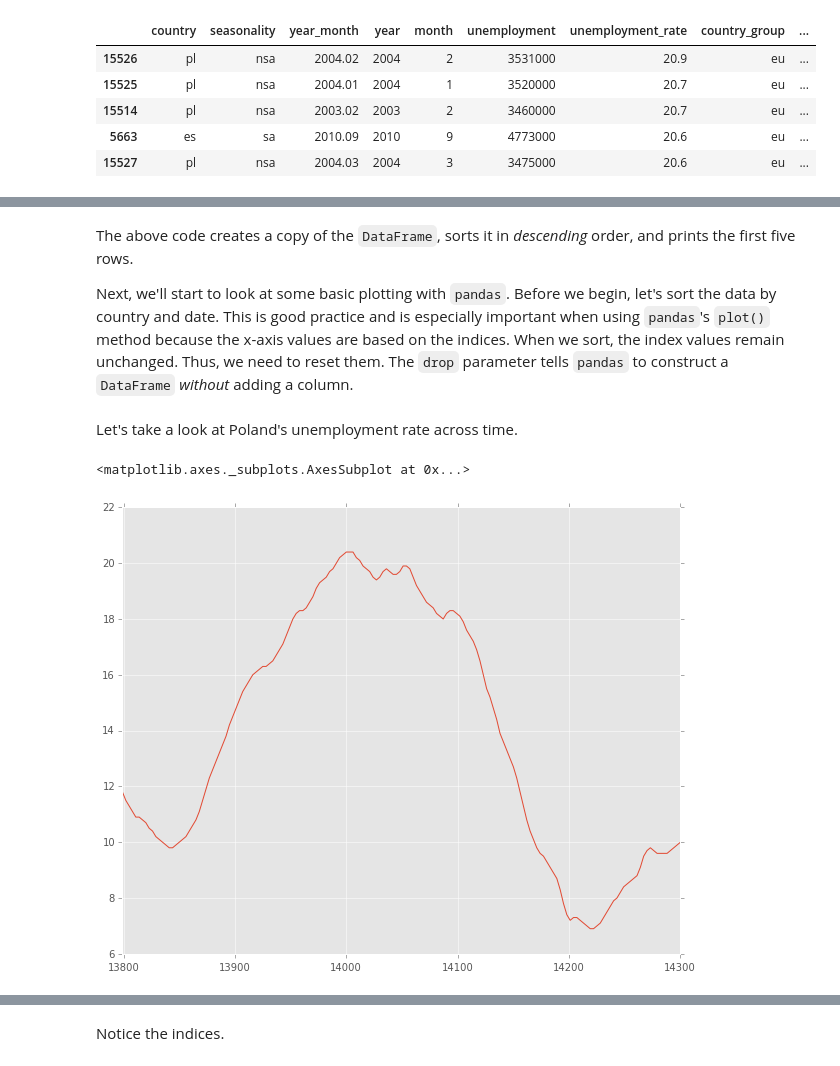
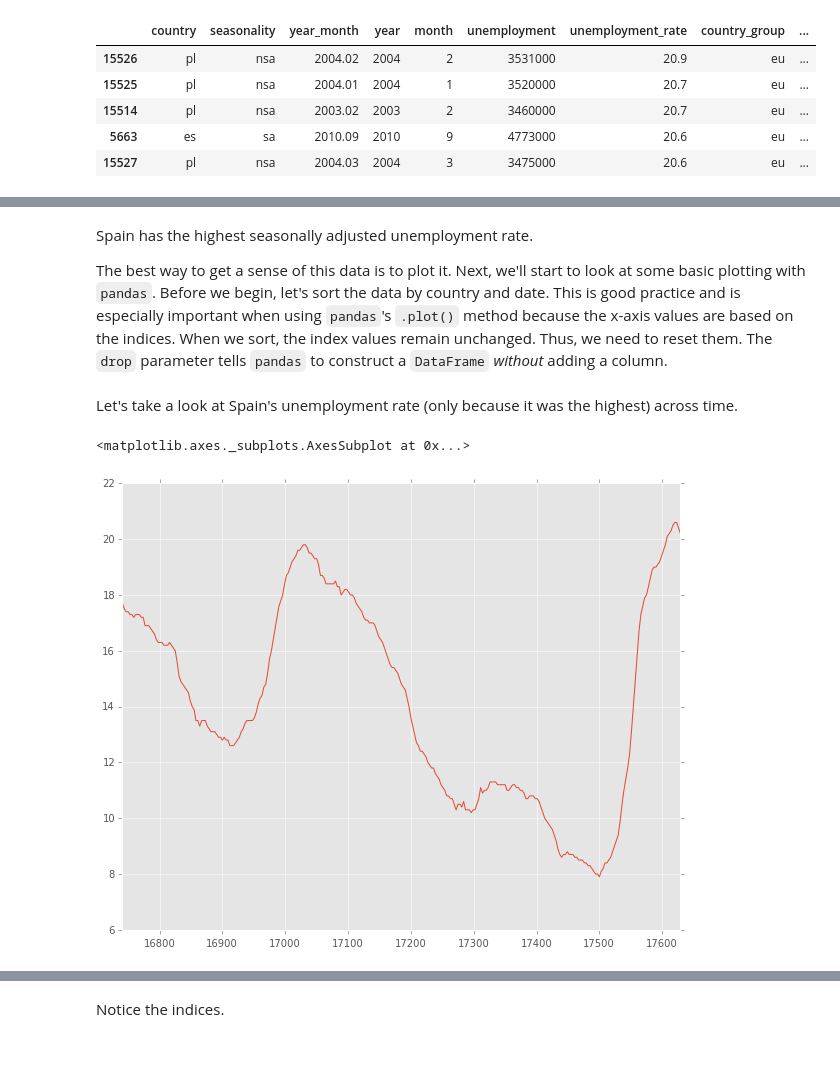
Before and after one commit to dlab-berkeley/Python-Data-Wrangling-Legacy, a Jupyter notebook: introduction-to-pandas.ipynb, the cells around one changed output, grey strips where cells are left out. Cells and saved outputs as stored; diff of their text form; code cells hidden in the pictures.

```diff
--- a/introduction-to-pandas.ipynb
+++ b/introduction-to-pandas.ipynb
@@ -186,5 +188,5 @@ Finally, let's create our month variable as described above.
 # %%
-unemployment['month'] = (unemployment['year_month'] - unemployment['year']) * 100
+unemployment['month'] = ((unemployment['year_month'] - unemployment['year']) * 100).round(0).astype(int)
 # %%
 unemployment.head(12)
 # %% [output]
@@ -507,16 +538,17 @@ unemployment.sort('unemployment_rate', ascending=False)[:5]
 # %% [markdown]
-The above code creates a copy of the `DataFrame`, sorts it in *descending* order, and prints the first five rows.
+Spain has the highest seasonally adjusted unemployment rate.
 
-Next, we'll start to look at some basic plotting with `pandas`. Before we begin, let's sort the data by country and date. This is good practice and is especially important when using `pandas`'s `plot()` method because the x-axis values are based on the indices. When we sort, the index values remain unchanged. Thus, we need to reset them. The `drop` parameter tells `pandas` to construct a `DataFrame` *without* adding a column.
+The best way to get a sense of this data is to plot it. Next, we'll start to look at some basic plotting with `pandas`. Before we begin, let's sort the data by country and date. This is good practice and is especially important when using `pandas`'s `.plot()` method because the x-axis values are based on the indices. When we sort, the index values remain unchanged. Thus, we need to reset them. The `drop` parameter tells `pandas` to construct a `DataFrame` *without* adding a column.
 # %%
 unemployment.sort(['name_en', 'year_month'], inplace=True)
 unemployment.reset_index(drop=True, inplace=True)
 # %% [markdown]
-Let's take a look at Poland's unemployment rate across time.
+Let's take a look at Spain's unemployment rate (only because it was the highest) across time.
 # %%
-poland = unemployment[(unemployment['name_en'] == 'Poland') & (unemployment['seasonality'] == 'trend')]
+spain = unemployment[(unemployment['name_en'] == 'Spain') &
+                     (unemployment['seasonality'] == 'sa')]
 # %%
-poland['unemployment_rate'].plot(figsize=(10, 8))
+spain['unemployment_rate'].plot(figsize=(10, 8))
 # %% [output]
 <matplotlib.axes._subplots.AxesSubplot at 0x...>
-[figure, old version]
+[figure, new version]
```
Also changed, not shown: parts of 37 cells of this notebook.
